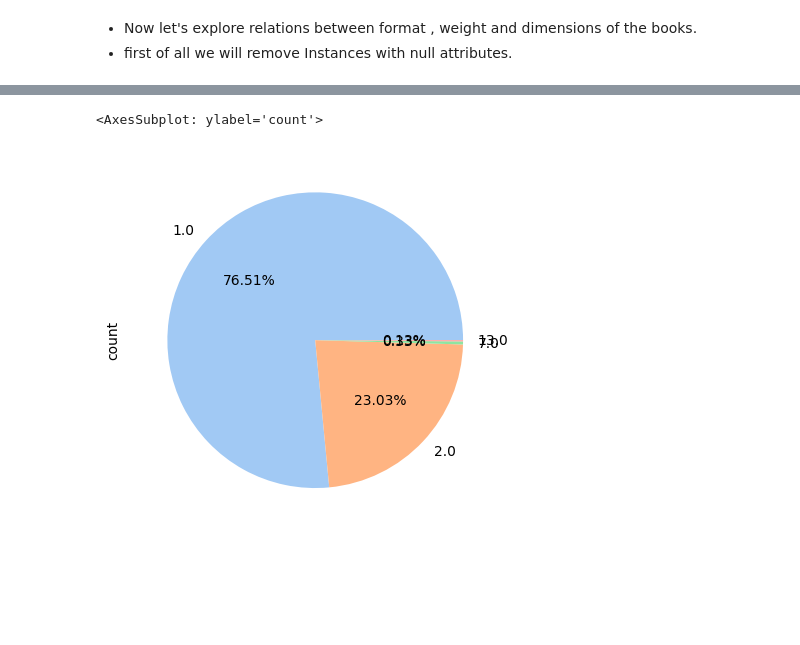
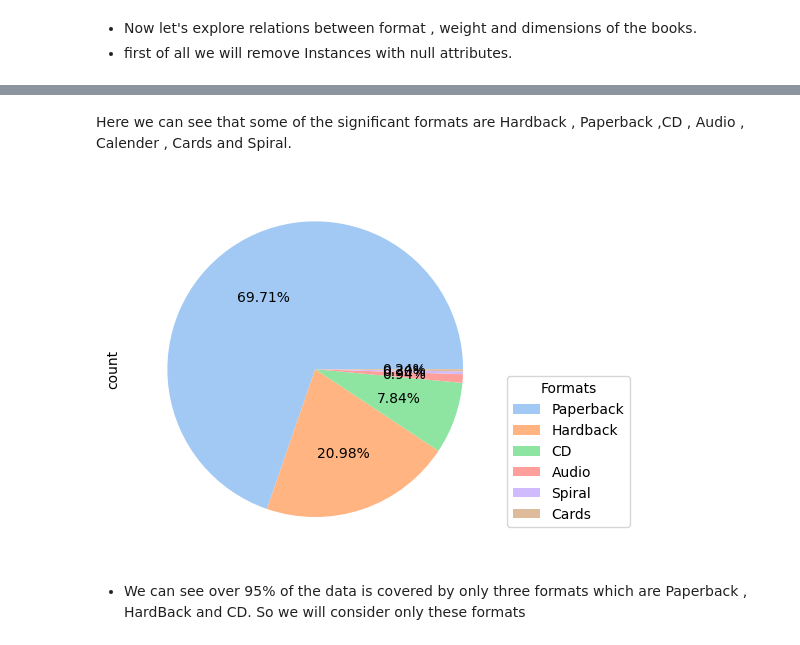
Before and after one commit to Maulik2493/IT496-T18, a Jupyter notebook: CP2/202101415_Maulik_Thakkar/202101415.ipynb, the cells around one changed output, grey strips where cells are left out. Drawn from its saved outputs; the diff is of its cells as text; code cells hidden in the pictures; blank space fills up the shorter version.

```diff
--- a/CP2/202101415_Maulik_Thakkar/202101415.ipynb
+++ b/CP2/202101415_Maulik_Thakkar/202101415.ipynb
@@ -187,3 +189,4 @@ df0.dropna(subset=['dimension-x'] , inplace=True)
 df0.dropna(subset=['dimension-y'] , inplace=True)
 df0.dropna(subset=['dimension-z'] , inplace=True)
 df0.dropna(subset=['format'] , inplace=True)
+df0 = df0.merge(df0_f , left_on='format' , right_on='format_id')
@@ -190,8 +206,16 @@ df0.dropna(subset=['format'] , inplace=True)
+# %% [markdown]
+Here we can see that some of the significant formats are Hardback , Paperback ,CD , Audio , Calender , Cards and Spiral.
 # %%
-filtered_df = df0.loc[df0['format'].isin([1 , 2 , 7 , 13])]
-format_cnts = filtered_df['format'].value_counts()
+filtered_df = df0.loc[df0['format_name'].isin(['Hardback' , 'Paperback' , 'CD' , 'Audio' , 'Calender' , 'Cards' , 'Spiral'])]
+filtered_df = filtered_df[['book_id','dimension-x' , 'dimension-y' , 'dimension-z' , 'weight' , 'format' , 'format_name']]
+format_cnts = filtered_df['format_name'].value_counts()
 piec_colors = sns.color_palette('pastel')[0:len(format_cnts)];
-format_cnts.plot(kind = 'pie', colors=piec_colors, autopct = '%1.2f%%')
+format_cnts.plot(kind = 'pie', colors=piec_colors , labels = None , autopct = '%1.2f%%')
+plt.legend(format_cnts.index, title='Formats', loc='best', bbox_to_anchor=(1, 0.5))
+
+# Display the pie chart
+plt.show()
 # %% [output]
-<AxesSubplot: ylabel='count'>
-[figure, old version]
+[figure, new version]
+# %% [markdown]
+- We can see over 95% of the data is covered by only three formats which are Paperback , HardBack and CD. So we will consider only these formats
```
Also changed, not shown: parts of 10 cells of this notebook.
